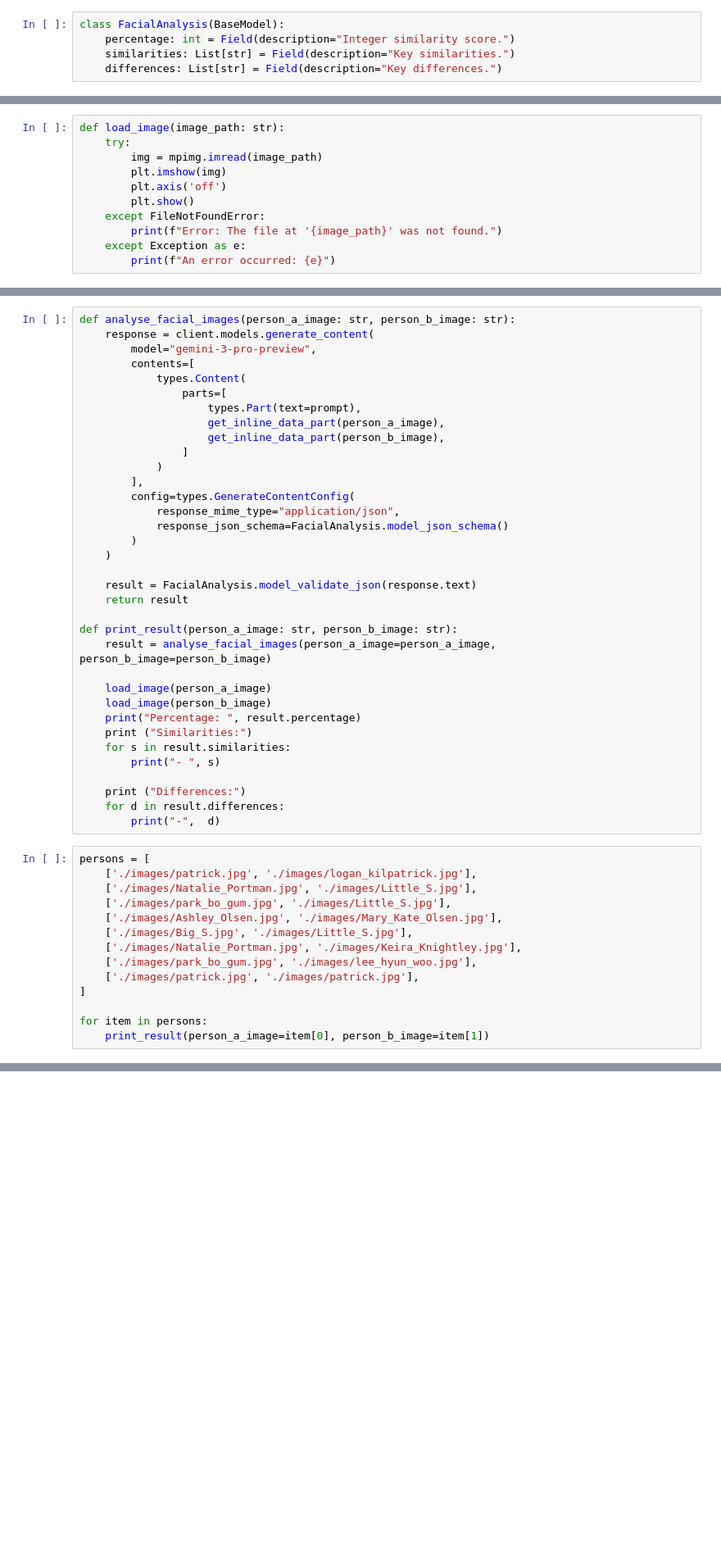
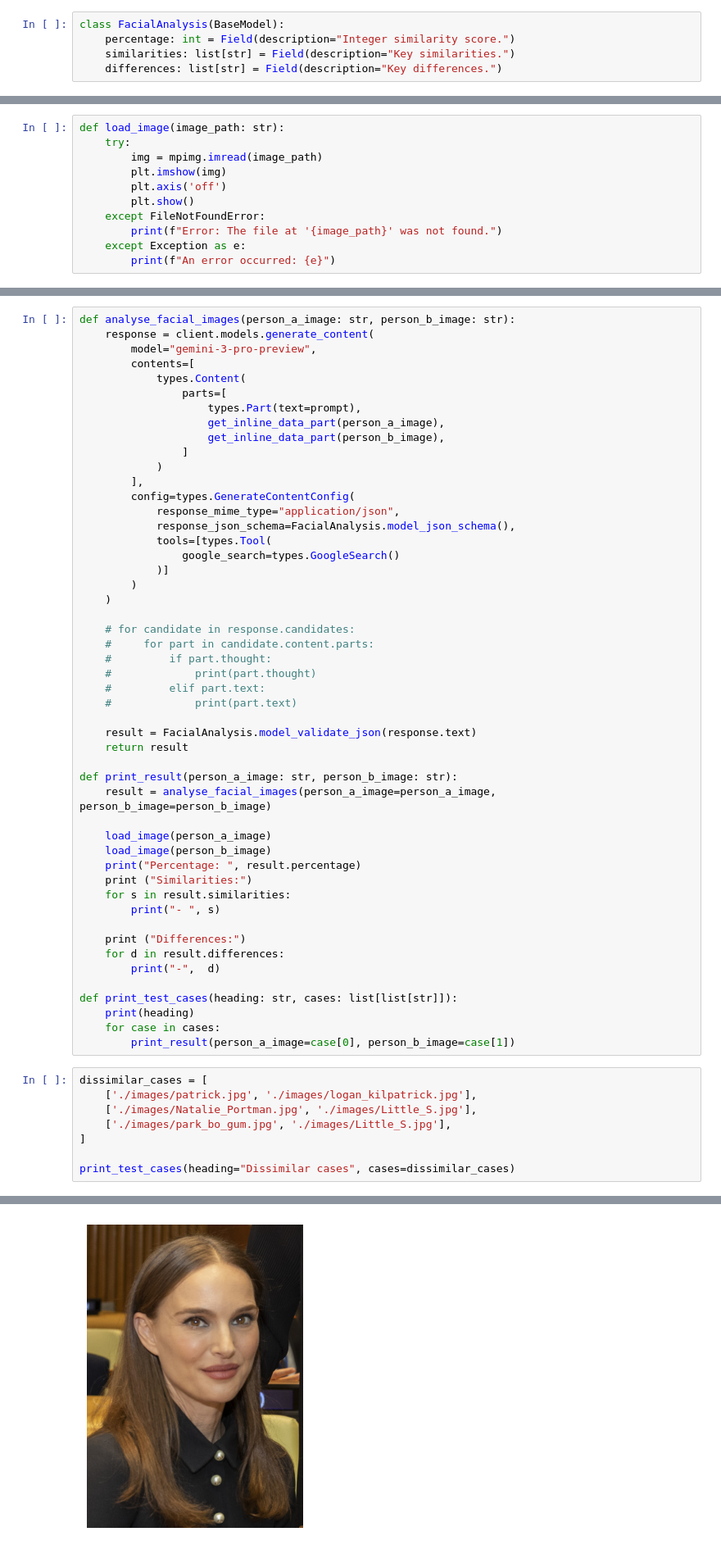
Before and after one commit to railsstudent/my-colab, a Jupyter notebook: gemini3-image-understanding/look-alike.ipynb, the cells around one changed output, grey strips where cells are left out. Shown at 82% size. Saved outputs shown, nothing was run; the diff lists cells and outputs as text; blank space fills up the shorter version.

Commit message:
refactor:  break into dissimilar, similar and identical twins cases

```diff
--- a/gemini3-image-understanding/look-alike.ipynb
+++ b/gemini3-image-understanding/look-alike.ipynb
@@ -15,8 +14,8 @@ from typing import List
 # %%
 class FacialAnalysis(BaseModel):
     percentage: int = Field(description="Integer similarity score.")
-    similarities: List[str] = Field(description="Key similarities.")
-    differences: List[str] = Field(description="Key differences.")
+    similarities: list[str] = Field(description="Key similarities.")
+    differences: list[str] = Field(description="Key differences.")
 # %%
 def create_genai_client():
     import os
@@ -126,9 +125,19 @@ def analyse_facial_images(person_a_image: str, person_b_image: str):
         ],
         config=types.GenerateContentConfig(
             response_mime_type="application/json",
-            response_json_schema=FacialAnalysis.model_json_schema()
+            response_json_schema=FacialAnalysis.model_json_schema(),
+            tools=[types.Tool(
+                google_search=types.GoogleSearch()
+            )]
         )
     )
+
+    # for candidate in response.candidates:
+    #     for part in candidate.content.parts:
+    #         if part.thought:
+    #             print(part.thought)
+    #         elif part.text:
+    #             print(part.text)
 
     result = FacialAnalysis.model_validate_json(response.text)
     return result
@@ -146,18 +155,17 @@ def print_result(person_a_image: str, person_b_image: str):
     print ("Differences:")
     for d in result.differences:
         print("-",  d)
+
+def print_test_cases(heading: str, cases: list[list[str]]):
+    print(heading)
+    for case in cases:
+        print_result(person_a_image=case[0], person_b_image=case[1])
 # %%
-persons = [
+dissimilar_cases = [
     ['./images/patrick.jpg', './images/logan_kilpatrick.jpg'],
     ['./images/Natalie_Portman.jpg', './images/Little_S.jpg'],
     ['./images/park_bo_gum.jpg', './images/Little_S.jpg'],
-    ['./images/Ashley_Olsen.jpg', './images/Mary_Kate_Olsen.jpg'],
-    ['./images/Big_S.jpg', './images/Little_S.jpg'],
-    ['./images/Natalie_Portman.jpg', './images/Keira_Knightley.jpg'],
-    ['./images/park_bo_gum.jpg', './images/lee_hyun_woo.jpg'],
-    ['./images/patrick.jpg', './images/patrick.jpg'],
 ]
 
-for item in persons:
-    print_result(person_a_image=item[0], person_b_image=item[1])
+print_test_cases(heading="Dissimilar cases", cases=dissimilar_cases)
 # %% [output]
@@ -180,0 +185 @@ parts.1
+[figure, added]
```
Also changed, not shown: parts of 4 cells of this notebook, 6 other files.
